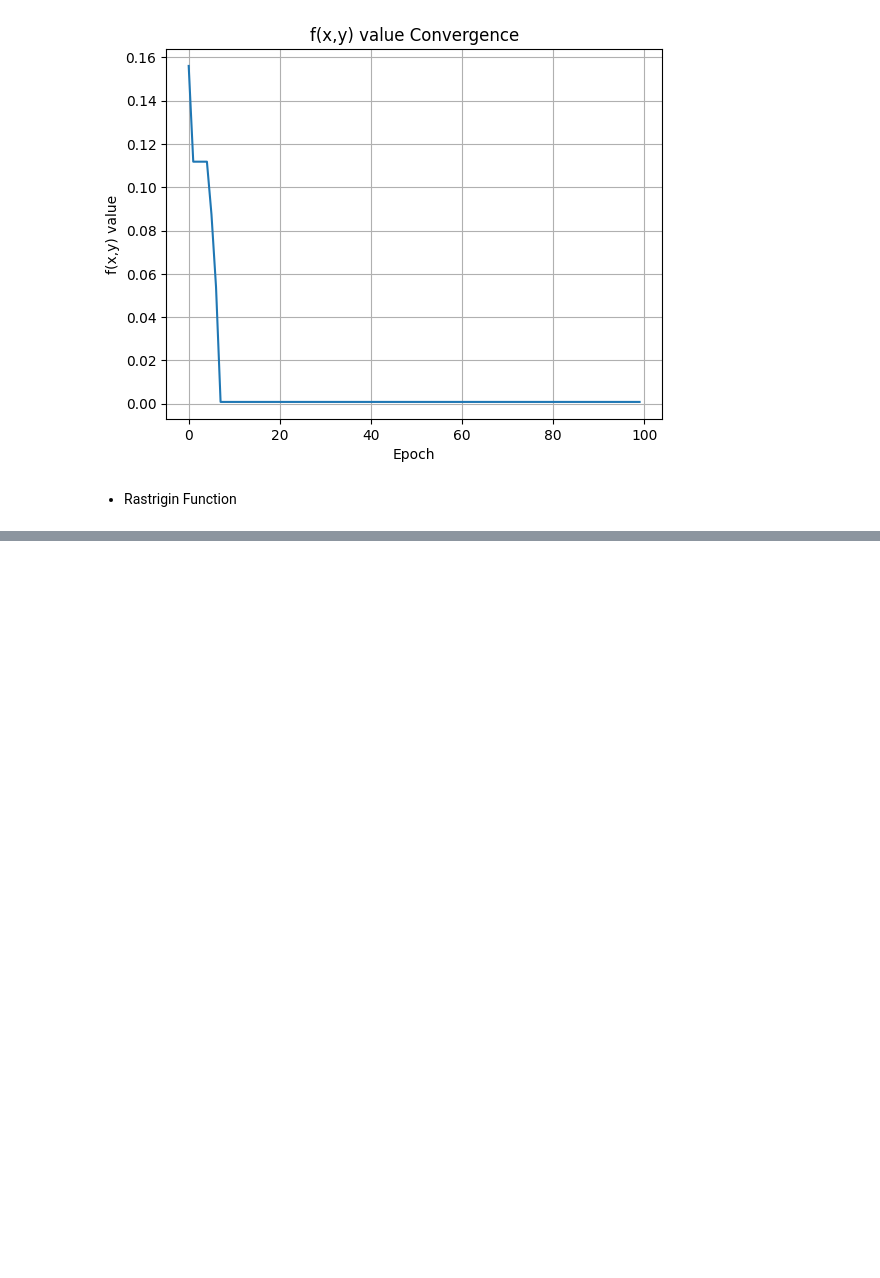
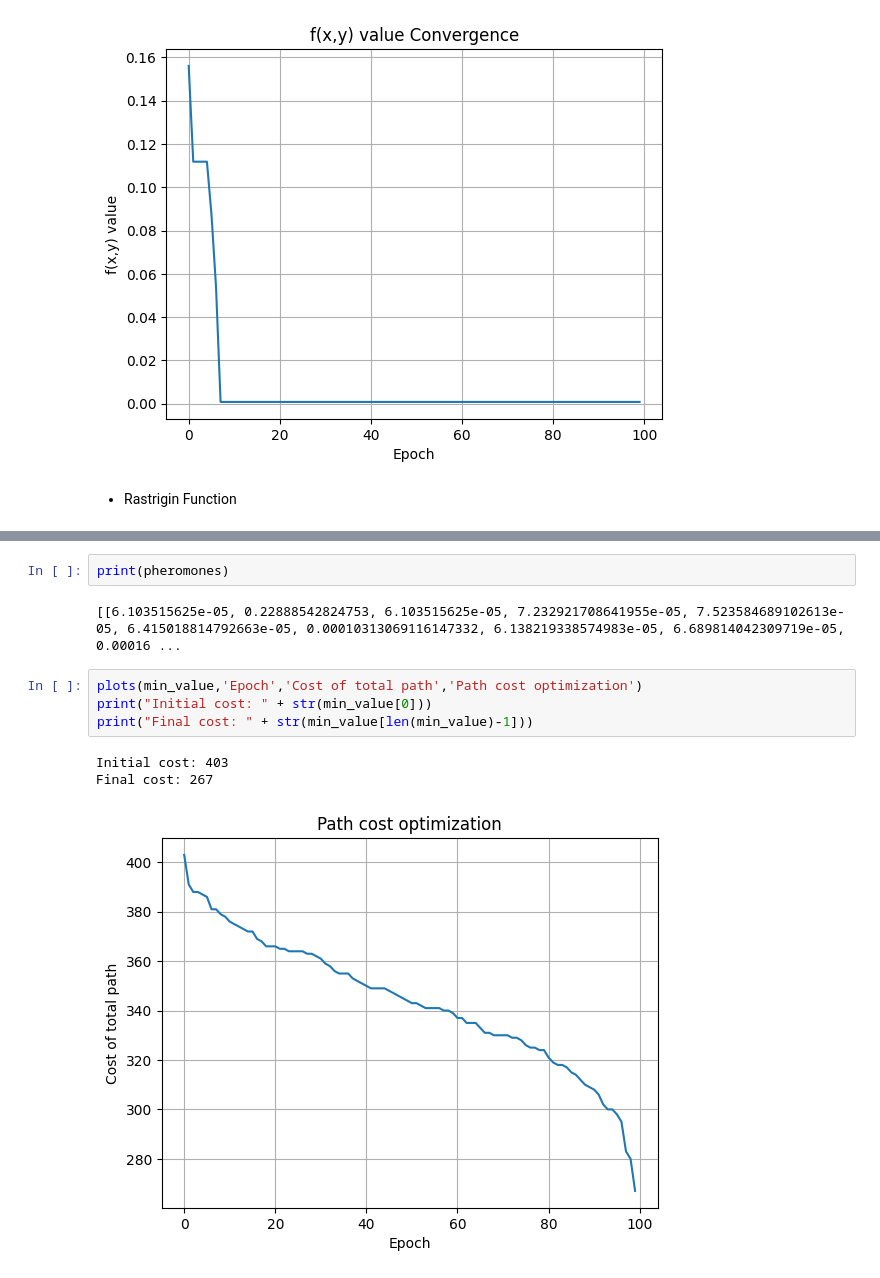
Before and after one commit to Gabeinstein/artificial_intelligence_fall23_gona, a Jupyter notebook: hw2/hw2.ipynb, the cells around one changed output, grey strips where cells are left out. Drawn from its saved outputs; the diff is of its cells as text; blank space fills up the shorter version.

```diff
--- a/hw2/hw2.ipynb
+++ b/hw2/hw2.ipynb
@@ -737,0 +982,12 @@ Final value of f(x,y): 0.0008176479541254811
+# %%
+print(pheromones)
+# %% [output]
+[[6.103515625e-05, 0.22888542824753, 6.103515625e-05, 7.232921708641955e-05, 7.523584689102613e-05, 6.415018814792663e-05, 0.00010313069116147332, 6.138219338574983e-05, 6.689814042309719e-05, 0.00016 ...
+# %%
+plots(min_value,'Epoch','Cost of total path','Path cost optimization')
+print("Initial cost: " + str(min_value[0]))
+print("Final cost: " + str(min_value[len(min_value)-1]))
+# %% [output]
+Initial cost: 403
+Final cost: 267
+[figure, added]
```
Also changed, not shown: parts of 71 cells of this notebook.
